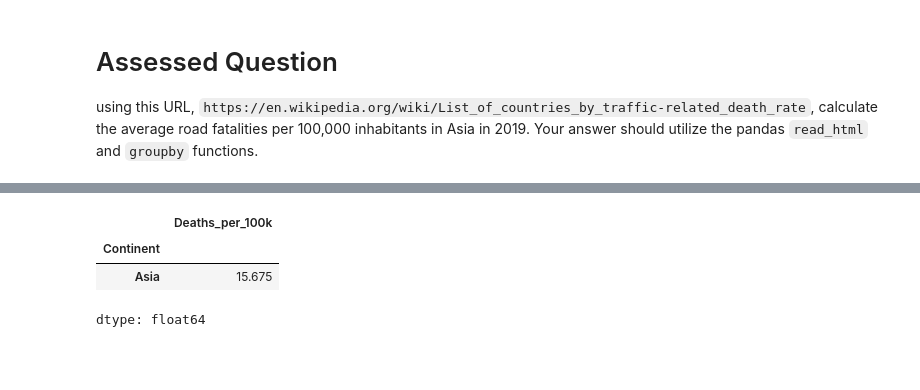
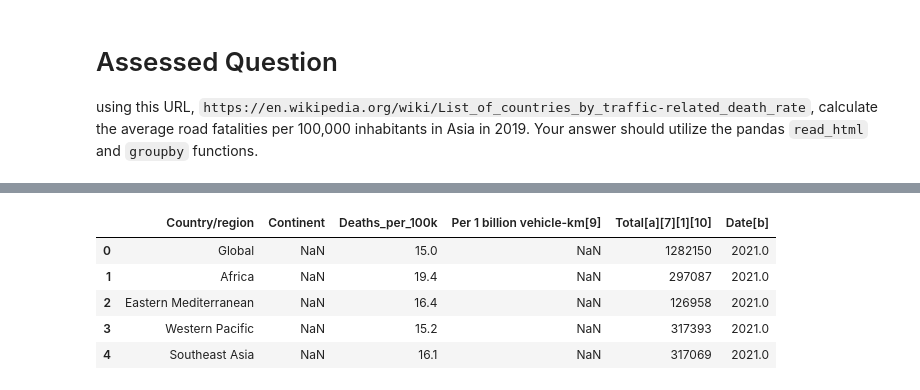
Before and after one commit to maddieporte/QM2, a Jupyter notebook: notebooks/W02. Pandas.ipynb, the cells around one changed output, grey strips where cells are left out. Cells and saved outputs as stored; diff of their text form; code cells hidden in the pictures; blank space fills up the shorter version.

```diff
--- a/notebooks/W02. Pandas.ipynb
+++ b/notebooks/W02. Pandas.ipynb
@@ -421,40 +401,32 @@ print(tables)
 # %%
-import pandas as pd
-from io import StringIO
-import requests
-
+# Load Wikipedia page using a browser-like User-Agent
 url = "https://en.wikipedia.org/wiki/List_of_countries_by_traffic-related_death_rate"
 
-# Add a browser-like User-Agent
 html = requests.get(
     url,
     headers={"User-Agent": "Mozilla/5.0"}
 ).text
 
-# Read tables from the HTML string
+# Read tables using pandas
 tables = pd.read_html(StringIO(html))
 
-# First table contains the data
+# Select the main country-level data table
 df = tables[0]
 
-# Rename and clean columns
+# Rename key column for clarity
 df = df.rename(columns={
     'Per 100,000 inhabitants[7][1][8]': 'Deaths_per_100k'
 })
 
+# Convert relevant columns to numeric
 df['Deaths_per_100k'] = pd.to_numeric(df['Deaths_per_100k'], errors='coerce')
 df['Date[b]'] = pd.to_numeric(df['Date[b]'], errors='coerce')
 
-# Filter Asia, 2019
-asia_2019 = df[
-    (df['Continent'] == 'Asia') &
-    (df['Date[b]'] == 2019)
-]
-
-# Group and compute mean
-asia_2019.groupby('Continent')['Deaths_per_100k'].mean()
+df.head()
 # %% [output]
-|  | Deaths_per_100k |
-| Continent |  |
-| Asia | 15.675 |
+|  | Country/region | Continent | Deaths_per_100k | Per 1 billion vehicle-km[9] | Total[a][7][1][10] | Date[b] |
+| 0 | Global | NaN | 15.0 | NaN | 1282150 | 2021.0 |
+| 1 | Africa | NaN | 19.4 | NaN | 297087 | 2021.0 |
+| 2 | Eastern Mediterranean | NaN | 16.4 | NaN | 126958 | 2021.0 |
+| 3 | Western Pacific | NaN | 15.2 | NaN | 317393 | 2021.0 |
+| 4 | Southeast Asia | NaN | 16.1 | NaN | 317069 | 2021.0 |
-dtype: float64
```
Also changed, not shown: parts of 5 cells of this notebook.
